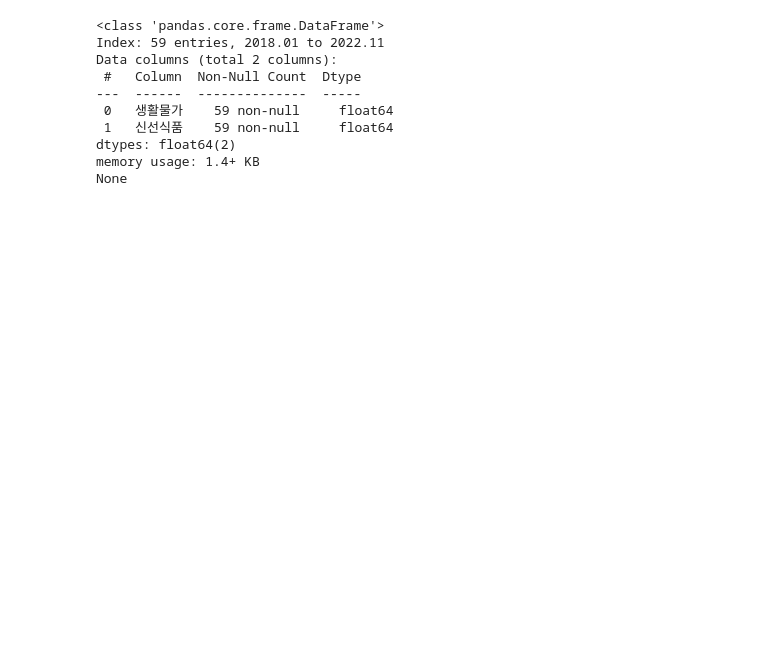
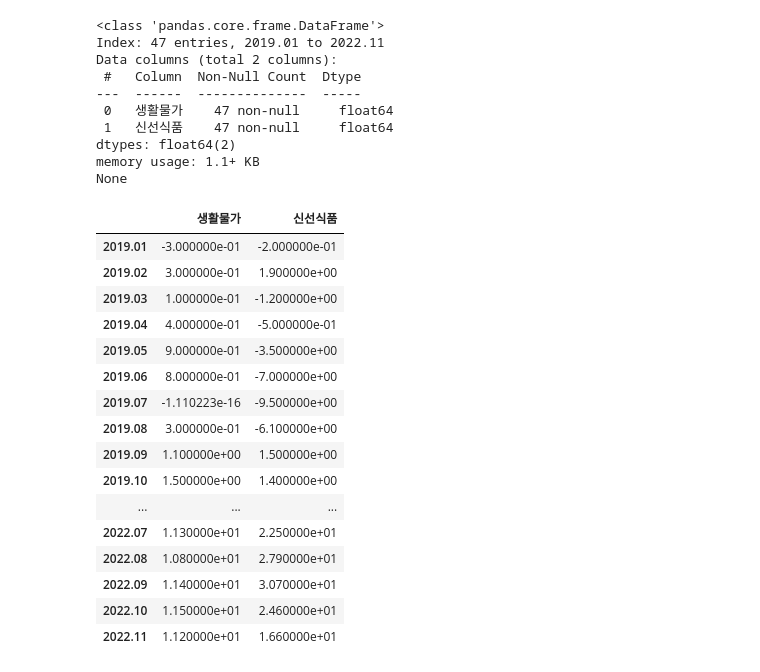
Before and after one commit to Frankensosege/Mini_prj, a Jupyter notebook: Semi Project.ipynb, the cells around one changed output. Cells and saved outputs as stored; diff of their text form; code cells hidden in the pictures; blank space fills up the shorter version.

```diff
--- a/Semi Project.ipynb
+++ b/Semi Project.ipynb
@@ -89,11 +126,12 @@ df2 = df2.drop('지수종류(1)', axis=1)
 df_idx = pd.DataFrame(df2.iloc[2:4])
 
 df_idx.index = ['생활물가', '신선식품']
-df_idx = df_idx.T
+df_idx_T = df_idx.T
 
-for idx in df_idx.index:
-    if len(idx) > 7:
-        df_idx.drop(idx, axis=0, inplace=True)
+df_idx_T['cols'] = df_idx_T.index
+df_idx_T['cols'] = df_idx_T['cols'].apply(lambda x:len(x)<=7)
+df_idx = df_idx_T.loc[df_idx_T.cols, :]
+df_idx = df_idx.drop('cols', axis=1)
 
 df_idx = df_idx.astype(float)
 
@@ -102,13 +140,33 @@ df_idx_cum = df_idx.cumsum()
 print(df_idx_cum.info())
 # %% [output]
 <class 'pandas.core.frame.DataFrame'>
-Index: 59 entries, 2018.01 to 2022.11
+Index: 47 entries, 2019.01 to 2022.11
 Data columns (total 2 columns):
  #   Column  Non-Null Count  Dtype
 ---  ------  --------------  -----
- 0   생활물가    59 non-null     float64
- 1   신선식품    59 non-null     float64
+ 0   생활물가    47 non-null     float64
+ 1   신선식품    47 non-null     float64
 dtypes: float64(2)
-memory usage: 1.4+ KB
+memory usage: 1.1+ KB
 None
+# %%
+df_idx_cum
+# %% [output]
+|  | 생활물가 | 신선식품 |
+| 2019.01 | -3.000000e-01 | -2.000000e-01 |
+| 2019.02 | 3.000000e-01 | 1.900000e+00 |
+| 2019.03 | 1.000000e-01 | -1.200000e+00 |
+| 2019.04 | 4.000000e-01 | -5.000000e-01 |
+| 2019.05 | 9.000000e-01 | -3.500000e+00 |
+| 2019.06 | 8.000000e-01 | -7.000000e+00 |
+| 2019.07 | -1.110223e-16 | -9.500000e+00 |
+| 2019.08 | 3.000000e-01 | -6.100000e+00 |
+| 2019.09 | 1.100000e+00 | 1.500000e+00 |
+| 2019.10 | 1.500000e+00 | 1.400000e+00 |
+| ... | ... | ... |
+| 2022.07 | 1.130000e+01 | 2.250000e+01 |
+| 2022.08 | 1.080000e+01 | 2.790000e+01 |
+| 2022.09 | 1.140000e+01 | 3.070000e+01 |
+| 2022.10 | 1.150000e+01 | 2.460000e+01 |
+| 2022.11 | 1.120000e+01 | 1.660000e+01 |
 # %%
```
Also changed, not shown: parts of 8 cells of this notebook, 2 other files.
